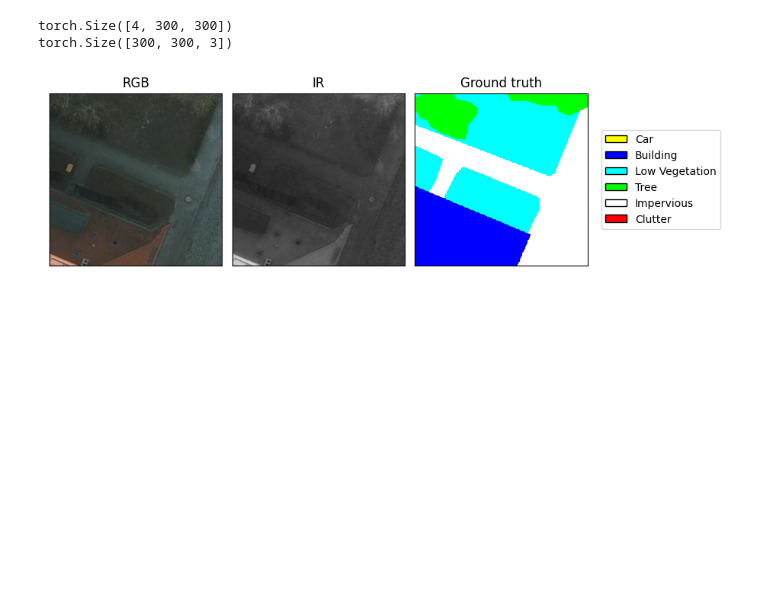
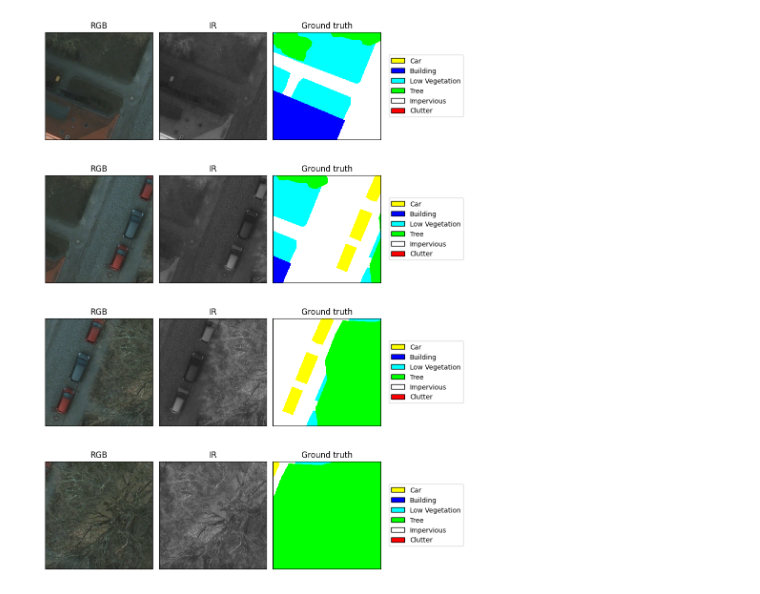
Before and after one commit to azavea/raster-vision, a Jupyter notebook: rastervision_pytorch_backend/rastervision/pytorch_backend/examples/semantic_segmentation/isprs_potsdam.ipynb, the cells around one changed output. Saved outputs shown, nothing was run; the diff lists cells and outputs as text; code cells hidden in the pictures; blank space fills up the shorter version.

```diff
--- a/rastervision_pytorch_backend/rastervision/pytorch_backend/examples/semantic_segmentation/isprs_potsdam.ipynb
+++ b/rastervision_pytorch_backend/rastervision/pytorch_backend/examples/semantic_segmentation/isprs_potsdam.ipynb
@@ -34,14 +34,11 @@ raw_uri = 's3://raster-vision-raw-data/isprs-potsdam'
 image_uri = join(raw_uri, f'4_Ortho_RGBIR/top_potsdam_{scene_id}_RGBIR.tif')
 label_uri = join(raw_uri, f'5_Labels_for_participants/top_potsdam_{scene_id}_label.tif')
 
-# TODO pass in a custom augmentation
 ds = SemanticSegmentationSlidingWindowGeoDataset.from_uris(
     class_config=class_config,
     image_uri=image_uri,
     label_raster_uri=label_uri,
     size=300,
-    stride=300,
+    stride=150,
     image_raster_source_kw={'channel_order': channel_order})
-
-x, y = ds[0]
 # %% [output]
@@ -52,11 +49,6 @@ x, y = ds[0]
-# %%
-print(x.shape)
-print(y.shape)
-# %% [output]
-torch.Size([4, 300, 300])
-torch.Size([300, 300, 3])
 # %%
 vis = SemanticSegmentationVisualizer(CLASS_NAMES, CLASS_COLORS, channel_display_groups=channel_display_groups)
-vis.plot_batch(x.unsqueeze(0), y.unsqueeze(0), show=True)
+x, y = vis.get_batch(ds, 4)
+vis.plot_batch(x, y, show=True)
 # %% [output]
-[figure, old version]
+[figure, new version]
```
Also changed, not shown: parts of 1 cell of this notebook, 1 other file.
